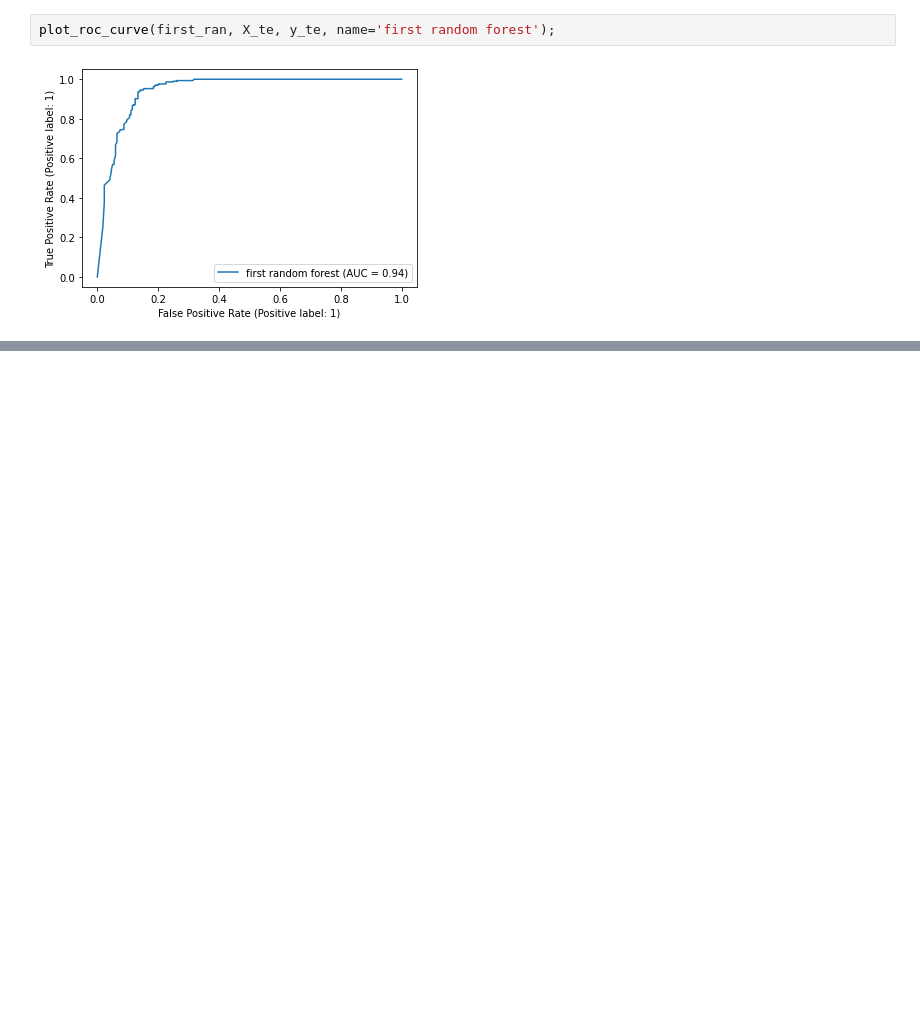
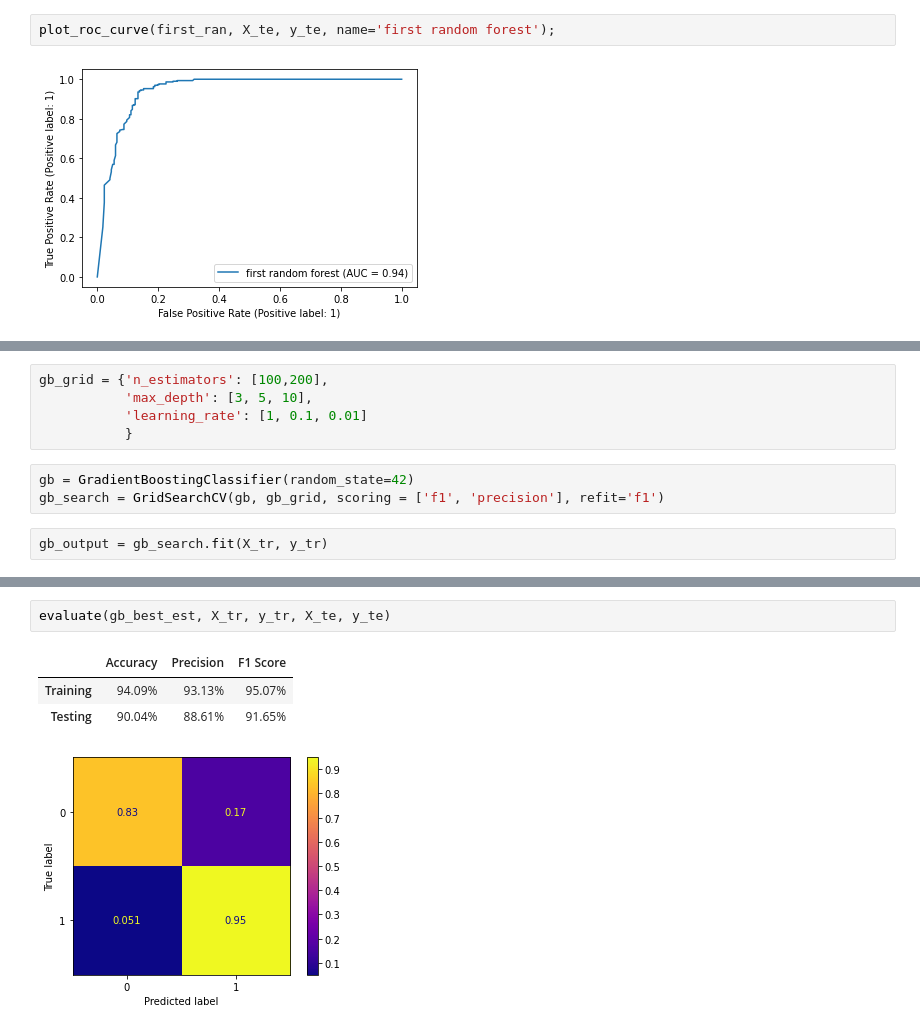
Before and after one commit to brooke57/TKR_FLT3_Drug_Discovery, a Jupyter notebook: Drug_Discovery_Modeling.ipynb, the cells around one changed output, grey strips where cells are left out. Cells and saved outputs as stored; diff of their text form; blank space fills up the shorter version.

```diff
--- a/Drug_Discovery_Modeling.ipynb
+++ b/Drug_Discovery_Modeling.ipynb
@@ -235,0 +247,10 @@ plot_roc_curve(first_ran, X_te, y_te, name='first random forest');
+# %%
+gb_grid = {'n_estimators': [100,200],
+           'max_depth': [3, 5, 10],
+           'learning_rate': [1, 0.1, 0.01]
+           }
+# %%
+gb = GradientBoostingClassifier(random_state=42)
+gb_search = GridSearchCV(gb, gb_grid, scoring = ['f1', 'precision'], refit='f1')
+# %%
+gb_output = gb_search.fit(X_tr, y_tr)
@@ -235,0 +266,7 @@ plot_roc_curve(first_ran, X_te, y_te, name='first random forest');
+# %%
+evaluate(gb_best_est, X_tr, y_tr, X_te, y_te)
+# %% [output]
+|  | Accuracy | Precision | F1 Score |
+| Training | 94.09% | 93.13% | 95.07% |
+| Testing | 90.04% | 88.61% | 91.65% |
+[figure, added]
```
Also changed, not shown: parts of 7 cells of this notebook.
